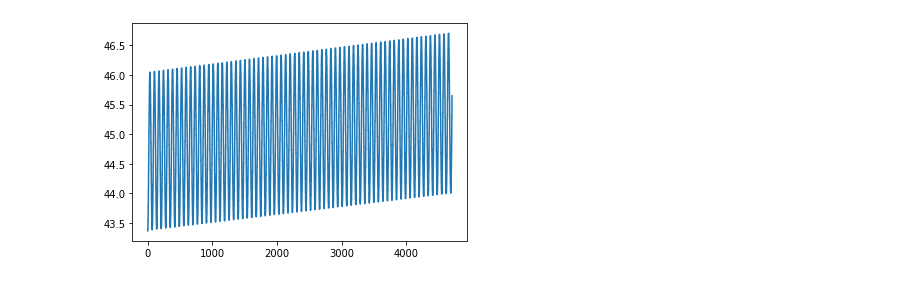
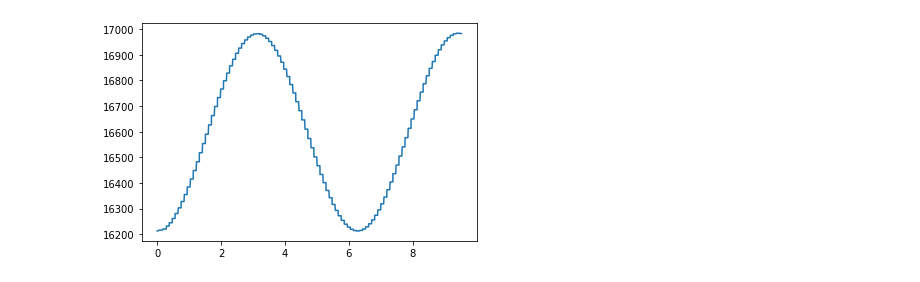
Before and after one commit to nirnayroy/2d-billiards, a Jupyter notebook: Stadium Billiards.ipynb, the cells around one changed output. Cells and saved outputs as stored; diff of their text form; code cells hidden in the pictures.

Commit message:
graphs for stadium and trapezium

```diff
--- a/Stadium Billiards.ipynb
+++ b/Stadium Billiards.ipynb
@@ -246,11 +246,16 @@ def stadium_travel(x, y , u, v, t, lam, l, h, s, omega):
 
         else:
             #print('bottom bar')
-            tf1 = tf - (2*s/v)
-            tf2 = tf + (2*s/v)
+            if v>0:
+                print('other way')
+            tf1 = tf + (2*s/v)
+            tf2 = tf - (2*s/v)
             xf1 = x + u*time_step[di]
             if (coll(tf1, y, v, t, s, omega)*coll(tf2, y, v, t, s, omega))<0:
-                root = rtsafe(i, tf+(np.pi/omega),y, v, t, s, omega, xacc=0.0000001, maxit = 100)
+                root = rtsafe(tf1, tf2,y, v, t, s, omega, xacc=0.0000001, maxit = 100)
+                #print('f at root:',coll(root, y, v, t, s, omega))
+                if root>tf2 or root<tf1:
+                    print("glitch2:",  'tf1', tf1,' tf2', tf2 , 'root:', root)
                 dd = der_slit(root ,s , omega) #velocity of slit
                 vf = (2*dd) - v
                 y_coll = slit(root ,s , omega)
@@ -293,42 +298,42 @@ def iteration(xi, yi, ui, vi, omega, lam, l, h, s, ni, t=0):
     n_osc = int((omega*t)/(2*np.pi))
     #print(n_osc)
     return states
 
 
 def plot_bill(states):
     #xs = []
     #ys = []
     es = []
     ts = []
     for i in states:
         (x, y, u, v, t) = i
         es.append((v**2)+(u**2))
         #xs.append(x)
         #ys.append(y)
         ts.append(t)
     #plt.scatter(xs, ys)
     #plt.xlim(-20, 20)
     #plt.ylim(-10, 10)
     #plt.show()
     plt.plot(ts, es)
     plt.show()
 
-omega=(2*np.pi/70)
+omega=1
 lam=1
-ui= ((4*lam*omega)/np.sqrt(5))
-vi=(41*((4*lam*omega)/np.sqrt(5)))
-l=2
-h=1
+ui= 4*omega/np.pi
+vi= 100*ui
+l = 0.5
+h= 2
 s = 0.1
 
 
-res = iteration(xi =-0.70, yi=-0.65, ui = ui,
+res = iteration(xi =-0.25, yi=-0.65, ui = ui,
                 vi =vi,
-                omega=omega, lam=1, l=2, h=1,s = 0.1,
-                ni=10000)
+                omega=omega, lam=1, l=0.5, h=2,s = 0.1,
+                ni=1000)
 plot_bill(res)
 # %% [output]
-[figure, old version]
+[figure, new version]
 # %%
 def save_ensemble_states(ui= ((4*lam*omega)/np.sqrt(5)),
                 vi=(41*((4*lam*omega)/np.sqrt(5))),
```
Also changed, not shown: parts of 3 cells of this notebook, 4 other files.
